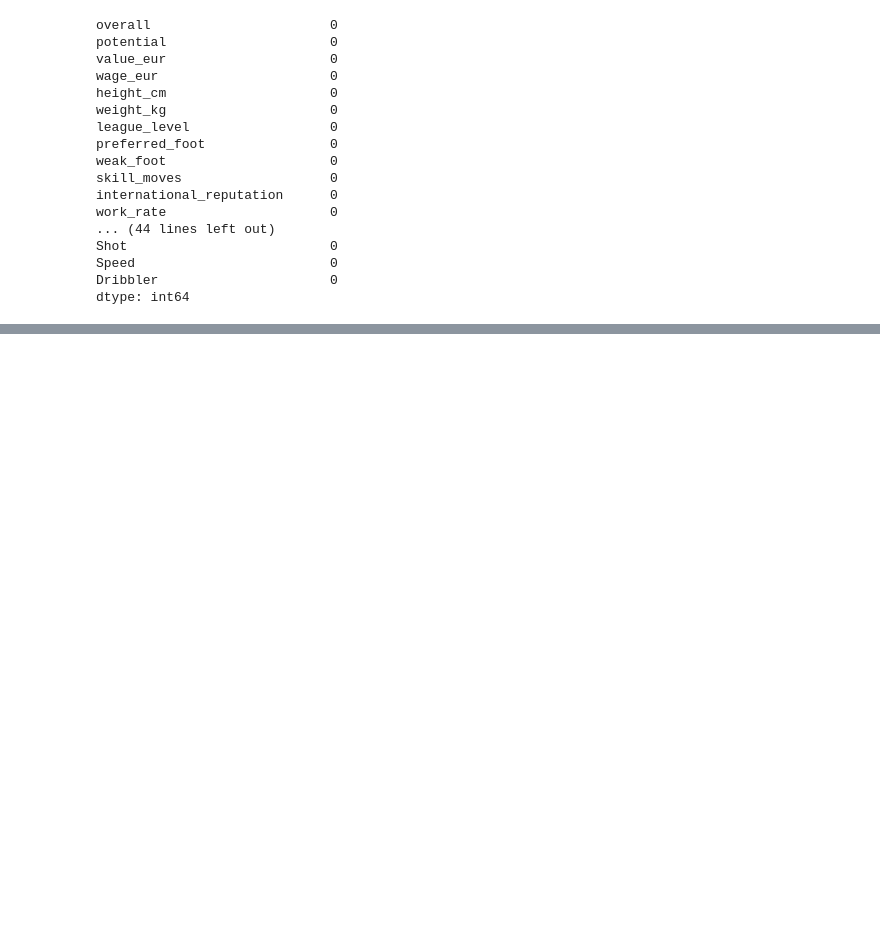
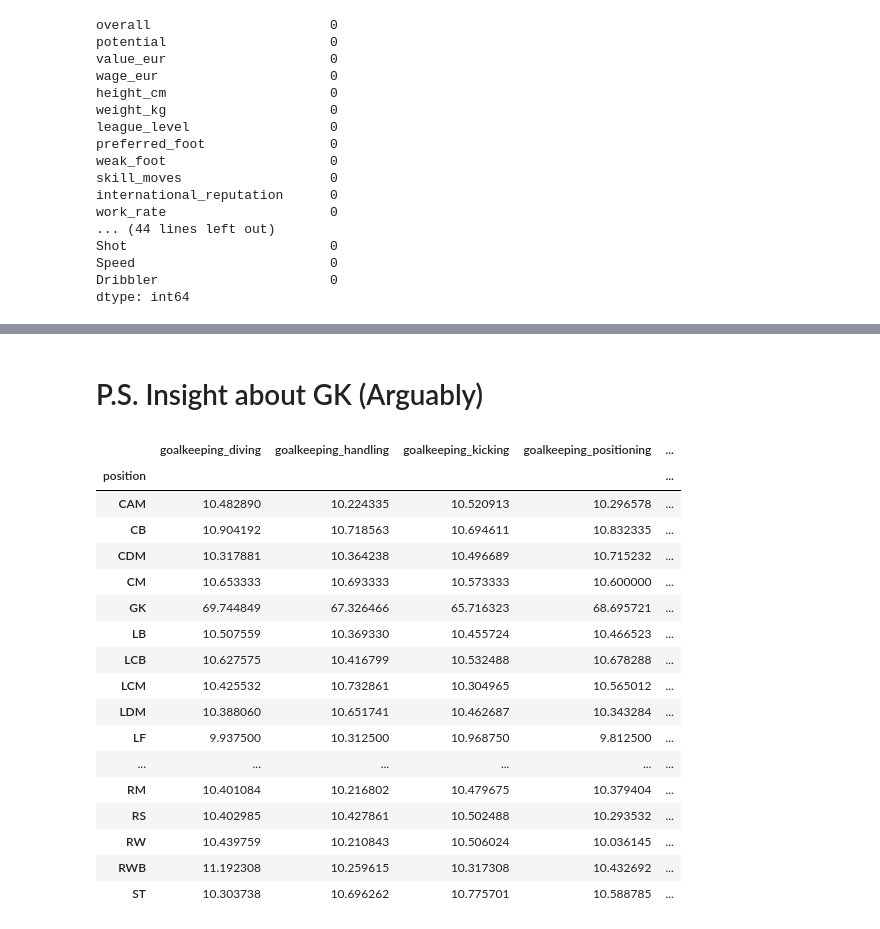
Before and after one commit to DenisProcyon/ML_proj2, a Jupyter notebook: src/main.ipynb, the cells around one changed output, grey strips where cells are left out. Cells and saved outputs as stored; diff of their text form; code cells hidden in the pictures; blank space fills up the shorter version.

```diff
--- a/src/main.ipynb
+++ b/src/main.ipynb
@@ -887,0 +1061,32 @@ Best configurations by F1 Score:
+# %% [markdown]
+# P.S. Insight about GK (Arguably)
+# %%
+def calculate_goalkeeping_avg_by_position(data: pd.DataFrame) -> pd.DataFrame:
+    goalkeeping_columns = [col for col in data.columns if col.startswith('goalkeeping')]
+
+    grouped_data = data.groupby('position')[goalkeeping_columns].mean()
+
+    return grouped_data
+# %%
+train_data = get_data("train")
+positions = calculate_goalkeeping_avg_by_position(train_data)
+positions
+# %% [output]
+|  | goalkeeping_diving | goalkeeping_handling | goalkeeping_kicking | goalkeeping_positioning | ... |
+| position |  |  |  |  | ... |
+| CAM | 10.482890 | 10.224335 | 10.520913 | 10.296578 | ... |
+| CB | 10.904192 | 10.718563 | 10.694611 | 10.832335 | ... |
+| CDM | 10.317881 | 10.364238 | 10.496689 | 10.715232 | ... |
+| CM | 10.653333 | 10.693333 | 10.573333 | 10.600000 | ... |
+| GK | 69.744849 | 67.326466 | 65.716323 | 68.695721 | ... |
+| LB | 10.507559 | 10.369330 | 10.455724 | 10.466523 | ... |
+| LCB | 10.627575 | 10.416799 | 10.532488 | 10.678288 | ... |
+| LCM | 10.425532 | 10.732861 | 10.304965 | 10.565012 | ... |
+| LDM | 10.388060 | 10.651741 | 10.462687 | 10.343284 | ... |
+| LF | 9.937500 | 10.312500 | 10.968750 | 9.812500 | ... |
+| ... | ... | ... | ... | ... | ... |
+| RM | 10.401084 | 10.216802 | 10.479675 | 10.379404 | ... |
+| RS | 10.402985 | 10.427861 | 10.502488 | 10.293532 | ... |
+| RW | 10.439759 | 10.210843 | 10.506024 | 10.036145 | ... |
+| RWB | 11.192308 | 10.259615 | 10.317308 | 10.432692 | ... |
+| ST | 10.303738 | 10.696262 | 10.775701 | 10.588785 | ... |
```
Also changed, not shown: parts of 56 cells of this notebook.
